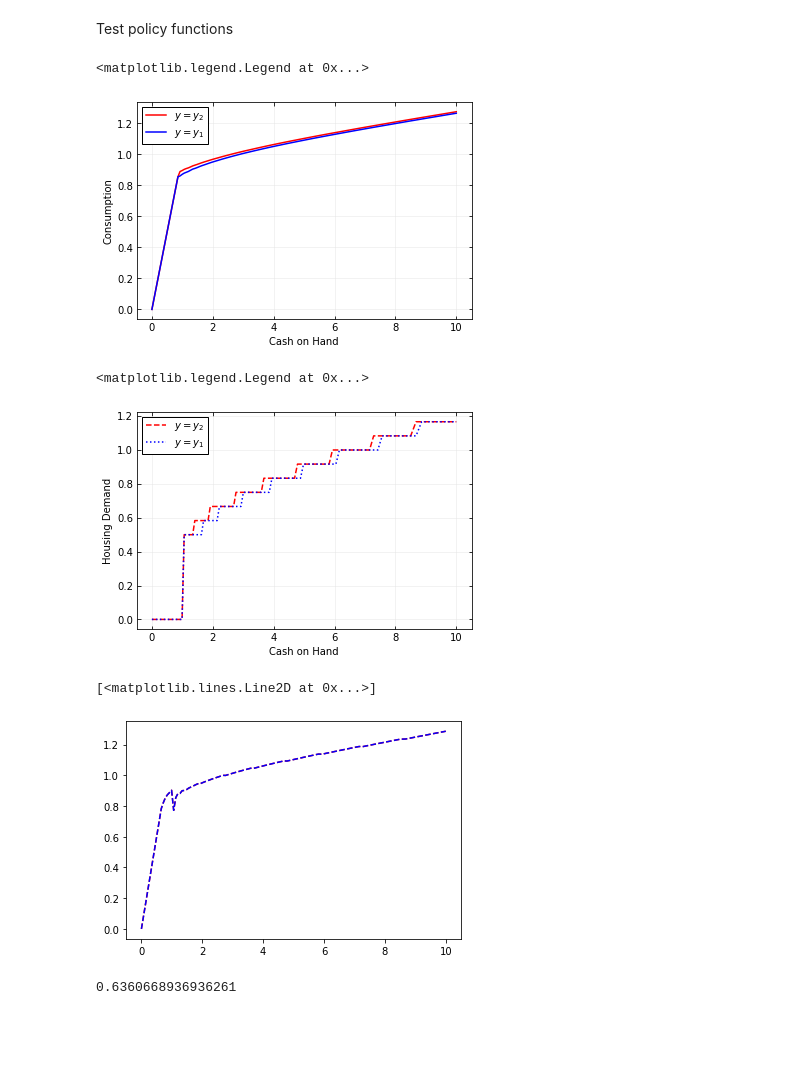
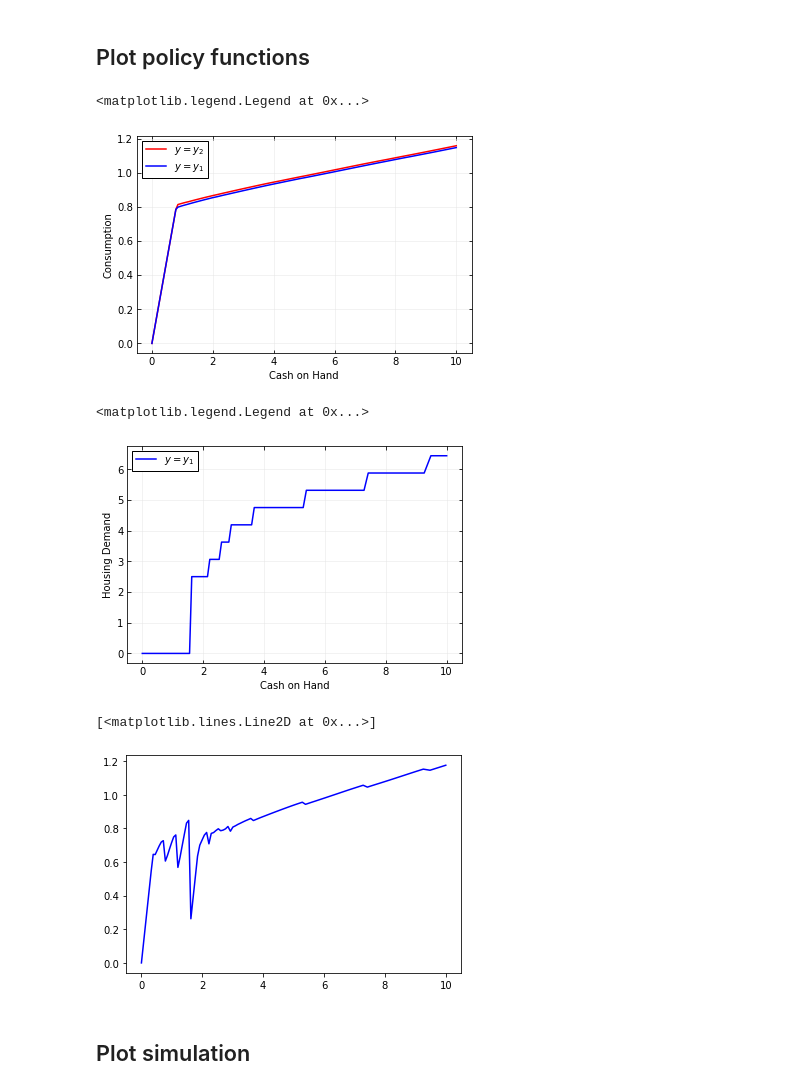
Before and after one commit to madsankern/MA_thesis, a Jupyter notebook: 03 - Tests.ipynb, the cells around one changed output. Drawn from its saved outputs; the diff is of its cells as text; code cells hidden in the pictures; blank space fills up the shorter version.

```diff
--- a/03 - Tests.ipynb
+++ b/03 - Tests.ipynb
@@ -32,0 +34,2 @@ model.simulate()
+# %%
+model = HousingModelClass(name='example_negm',par={'solmethod':'negm', 'do_print':False})
@@ -33,5 +103,5 @@ model.simulate()
 # %% [markdown]
-Test policy functions
+## Plot policy functions
 # %%
 # Initialize the figure
 fig = plt.figure(figsize=(6,4))
@@ -41,6 +111,9 @@ ax = fig.add_subplot(1,1,1)
 ax.plot(model.par.grid_m, model.sol.c_keep[0,0,1,5,:], color = 'red', linewidth = '1.5', label = r'$y=y_2$')
 ax.plot(model.par.grid_m, model.sol.c_keep[0,0,0,5,:], color = 'blue', linewidth = '1.5', label = r'$y=y_1$')
 
+# ax.plot(model.par.grid_m, model.sol.inv_v_keep[0,0,1,5,:], color = 'red', linewidth = '1.5', label = r'$y=y_2$')
+# ax.plot(model.par.grid_m, model.sol.inv_v_keep[0,0,0,5,:], color = 'blue', linewidth = '1.5', label = r'$y=y_1$')
+
 # Plot setting
 ax.set_xlabel('Cash on Hand')
 ax.set_ylabel('Consumption')
@@ -50,39 +123,43 @@ ax.tick_params(axis='both',bottom=True,top=True,left=True,right=True,direction='
 ax.legend(frameon = True, edgecolor = 'k', facecolor = 'white', framealpha=1, fancybox=False)
 # %% [output]
 <matplotlib.legend.Legend at 0x...>
-[figure, old version]
+[figure, new version]
 # %%
 # Initialize the figure
 fig = plt.figure(figsize=(6,4))
 ax = fig.add_subplot(1,1,1)
 
 # Plot the avalanche sizes
-ax.plot(model.par.grid_m, model.sol.d_adj[0,0,1,:], linestyle = '--', color = 'red', linewidth = '1.5', label = r'$y=y_2$')
-ax.plot(model.par.grid_m, model.sol.d_adj[0,0,0,:], linestyle = ':', color = 'blue', linewidth = '1.5', label = r'$y=y_1$')
+# ax.plot(model.par.grid_m, model.sol_path.d_adj[0,0,1,:], linestyle = '--', color = 'red', linewidth = '1.5', label = r'$y=y_2$')
+ax.plot(model.par.grid_m, model.sol.d_adj[0,0,1,:], linestyle = '-', color = 'blue', linewidth = '1.5', label = r'$y=y_1$')
+
+# ax.scatter(model.par.grid_m, model.sol.d_adj[0,0,1,:])
+
 
 # Plot setting
 ax.set_xlabel('Cash on Hand')
 ax.set_ylabel('Housing Demand')
 
 ax.grid(visible=True, which = 'major', linestyle='-', linewidth=0.5, color='0.9')
 ax.tick_params(axis='both',bottom=True,top=True,left=True,right=True,direction='in',which='both')
 ax.legend(frameon = True, edgecolor = 'k', facecolor = 'white', framealpha=1, fancybox=False)
 
 # plt.savefig('../../tex/figs/h_adj.pdf')
 # %% [output]
 <matplotlib.legend.Legend at 0x...>
-[figure, old version]
+[figure, new version]
 # %%
 # plt.plot(model.par.grid_m, model.sol_path.d_adj[0,0,0,:], linestyle = '-', color = 'red', linewidth = '1.5')
 # plt.plot(model.par.grid_m, model.sol_path.d_adj[0,0,1,:], linestyle = '-', color = 'blue', linewidth = '1.5')
 
-plt.plot(model.par.grid_m, model.sol.c_adj[0,1,1,:], linestyle = '--', color = 'red', linewidth = '1.5')
-plt.plot(model.par.grid_m, model.sol.c_adj[0,0,1,:], linestyle = '--', color = 'blue', linewidth = '1.5')
+# plt.plot(model.par.grid_m, model.sol.c_adj[0,1,0,:], linestyle = '-', color = 'red', linewidth = '1.5')
+plt.plot(model.par.grid_m, model.sol.c_adj[0,0,1,:], linestyle = '-', color = 'blue', linewidth = '1.5')
+
+# plt.plot(model.par.grid_m, model.sol.inv_v_adj[0,1,0,:], linestyle = '--', color = 'red', linewidth = '1.5')
+# plt.plot(model.par.grid_m, model.sol.inv_v_adj[0,0,1,:], linestyle = '--', color = 'blue', linewidth = '1.5')
 # %% [output]
 [<matplotlib.lines.Line2D at 0x...>]
-[figure, old version]
+[figure, new version]
-# %%
-np.mean(model.sim.d[-1,:])
-# %% [output]
-0.6360668936936261
+# %% [markdown]
+## Plot simulation
 # %%
```
Also changed, not shown: parts of 20 cells of this notebook.
